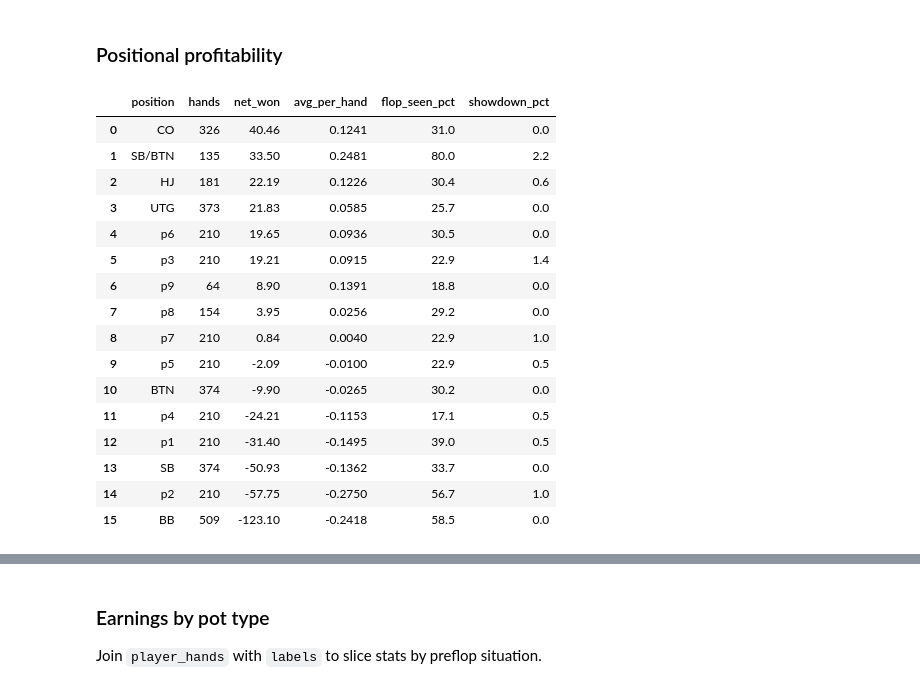
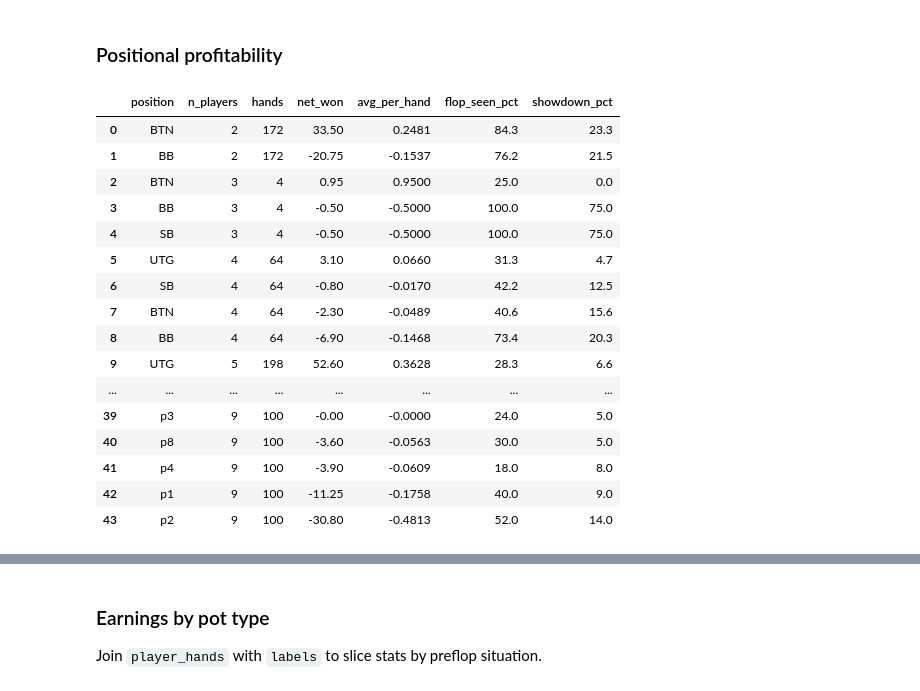
Before and after one commit to ScottBorland/Poker-Dataset-Analysis, a Jupyter notebook: notebooks/exploration.ipynb, the cells around one changed output, grey strips where cells are left out. Drawn from its saved outputs; the diff is of its cells as text; code cells hidden in the pictures.

```diff
--- a/notebooks/exploration.ipynb
+++ b/notebooks/exploration.ipynb
@@ -266,32 +267,32 @@ plt.show()
 # %%
 pos_stats = pd.read_sql("""
     SELECT position,
+           n_players,
            COUNT(*)                                              hands,
            ROUND(SUM(net_won), 2)                               net_won,
            ROUND(AVG(net_won), 4)                               avg_per_hand,
            ROUND(100.0 * SUM(saw_flop)   / COUNT(*), 1)        flop_seen_pct,
            ROUND(100.0 * SUM(went_to_sd) / COUNT(*), 1)        showdown_pct
     FROM player_hands
-    WHERE net_won IS NOT NULL
-    GROUP BY position ORDER BY net_won DESC
+    GROUP BY position, n_players ORDER BY n_players, net_won DESC
 """, con)
 pos_stats
 # %% [output]
-|  | position | hands | net_won | avg_per_hand | flop_seen_pct | showdown_pct |
-| 0 | CO | 326 | 40.46 | 0.1241 | 31.0 | 0.0 |
-| 1 | SB/BTN | 135 | 33.50 | 0.2481 | 80.0 | 2.2 |
-| 2 | HJ | 181 | 22.19 | 0.1226 | 30.4 | 0.6 |
-| 3 | UTG | 373 | 21.83 | 0.0585 | 25.7 | 0.0 |
-| 4 | p6 | 210 | 19.65 | 0.0936 | 30.5 | 0.0 |
-| 5 | p3 | 210 | 19.21 | 0.0915 | 22.9 | 1.4 |
-| 6 | p9 | 64 | 8.90 | 0.1391 | 18.8 | 0.0 |
-| 7 | p8 | 154 | 3.95 | 0.0256 | 29.2 | 0.0 |
-| 8 | p7 | 210 | 0.84 | 0.0040 | 22.9 | 1.0 |
-| 9 | p5 | 210 | -2.09 | -0.0100 | 22.9 | 0.5 |
-| 10 | BTN | 374 | -9.90 | -0.0265 | 30.2 | 0.0 |
-| 11 | p4 | 210 | -24.21 | -0.1153 | 17.1 | 0.5 |
-| 12 | p1 | 210 | -31.40 | -0.1495 | 39.0 | 0.5 |
-| 13 | SB | 374 | -50.93 | -0.1362 | 33.7 | 0.0 |
-| 14 | p2 | 210 | -57.75 | -0.2750 | 56.7 | 1.0 |
-| 15 | BB | 509 | -123.10 | -0.2418 | 58.5 | 0.0 |
+|  | position | n_players | hands | net_won | avg_per_hand | flop_seen_pct | showdown_pct |
+| 0 | BTN | 2 | 172 | 33.50 | 0.2481 | 84.3 | 23.3 |
+| 1 | BB | 2 | 172 | -20.75 | -0.1537 | 76.2 | 21.5 |
+| 2 | BTN | 3 | 4 | 0.95 | 0.9500 | 25.0 | 0.0 |
+| 3 | BB | 3 | 4 | -0.50 | -0.5000 | 100.0 | 75.0 |
+| 4 | SB | 3 | 4 | -0.50 | -0.5000 | 100.0 | 75.0 |
+| 5 | UTG | 4 | 64 | 3.10 | 0.0660 | 31.3 | 4.7 |
+| 6 | SB | 4 | 64 | -0.80 | -0.0170 | 42.2 | 12.5 |
+| 7 | BTN | 4 | 64 | -2.30 | -0.0489 | 40.6 | 15.6 |
+| 8 | BB | 4 | 64 | -6.90 | -0.1468 | 73.4 | 20.3 |
+| 9 | UTG | 5 | 198 | 52.60 | 0.3628 | 28.3 | 6.6 |
+| ... | ... | ... | ... | ... | ... | ... | ... |
+| 39 | p3 | 9 | 100 | -0.00 | -0.0000 | 24.0 | 5.0 |
+| 40 | p8 | 9 | 100 | -3.60 | -0.0563 | 30.0 | 5.0 |
+| 41 | p4 | 9 | 100 | -3.90 | -0.0609 | 18.0 | 8.0 |
+| 42 | p1 | 9 | 100 | -11.25 | -0.1758 | 40.0 | 9.0 |
+| 43 | p2 | 9 | 100 | -30.80 | -0.4813 | 52.0 | 14.0 |
 # %%
```
Also changed, not shown: parts of 3 cells of this notebook, 2 other files.
